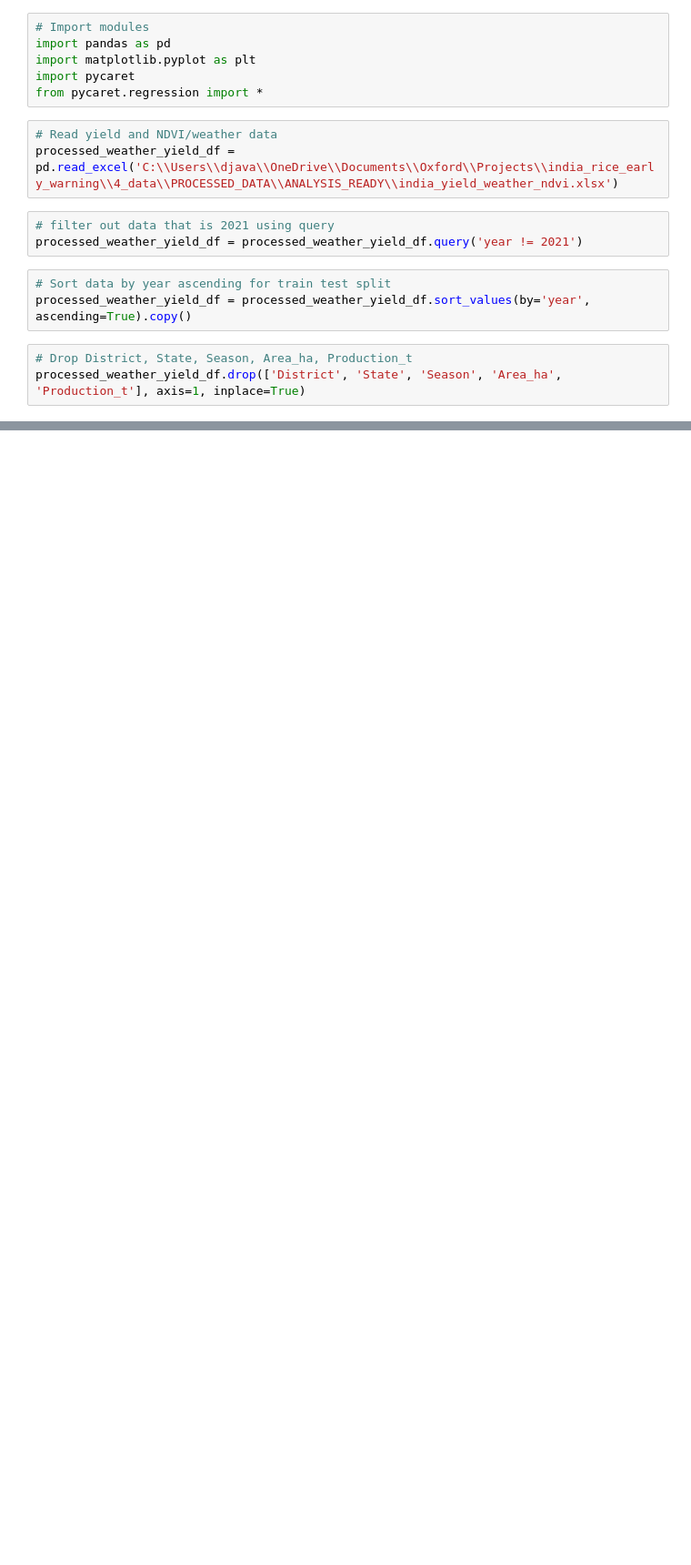
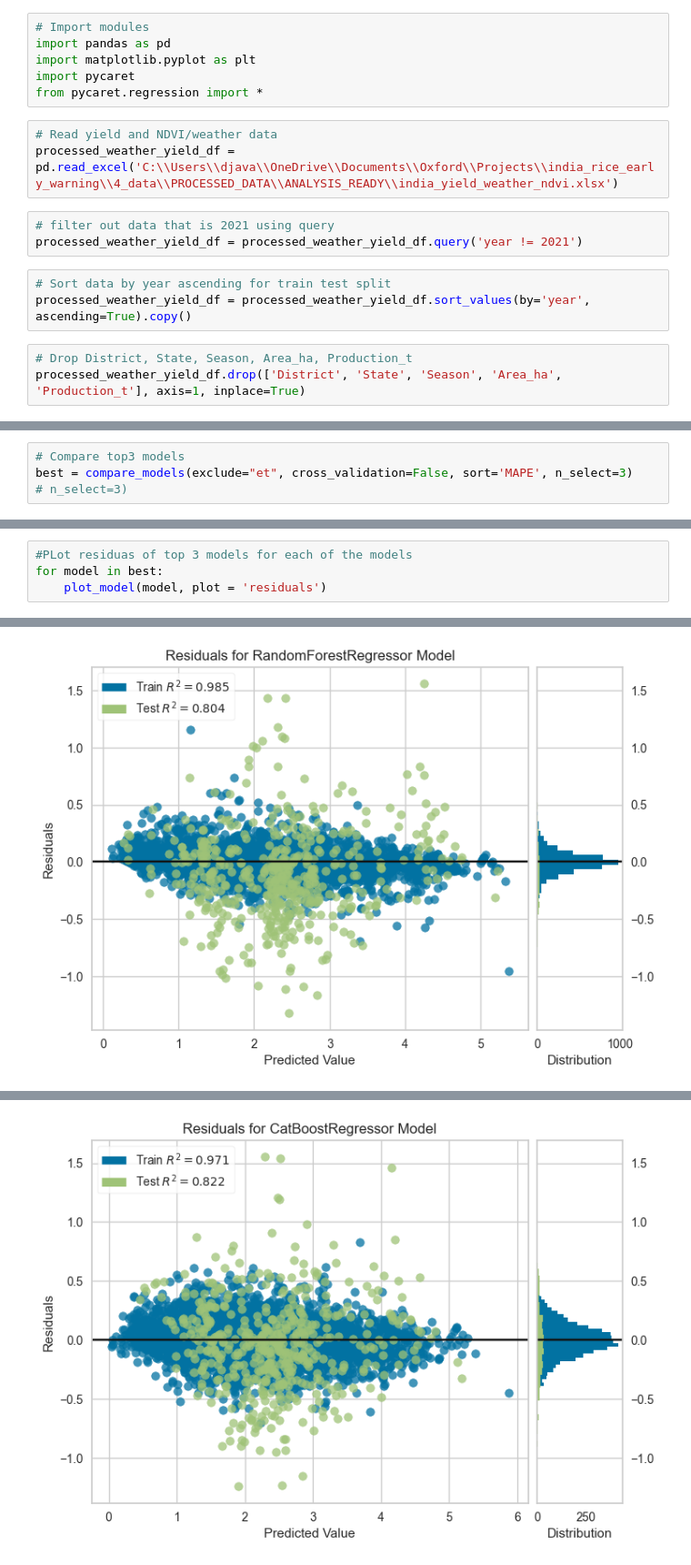
Before and after one commit to DPhilCode/india_rice_early_warning, a Jupyter notebook: 3_models/auto_ml.ipynb, the cells around one changed output, grey strips where cells are left out. Shown at 91% size. Drawn from its saved outputs; the diff is of its cells as text; blank space fills up the shorter version.

```diff
--- a/3_models/auto_ml.ipynb
+++ b/3_models/auto_ml.ipynb
@@ -49,0 +75,4 @@ Unseen Data For Predictions: (502, 24)
+# %%
+# Compare top3 models
+best = compare_models(exclude="et", cross_validation=False, sort='MAPE', n_select=3)
+# n_select=3)
@@ -49,0 +102,5 @@ Unseen Data For Predictions: (502, 24)
+# %%
+#PLot residuas of top 3 models for each of the models
+for model in best:
+    plot_model(model, plot = 'residuals')
+# %% [output]
@@ -49,0 +108 @@ Unseen Data For Predictions: (502, 24)
+[figure, added]
@@ -49,0 +110 @@ Unseen Data For Predictions: (502, 24)
+[figure, added]
```
Also changed, not shown: parts of 35 cells of this notebook, 10 other files.
